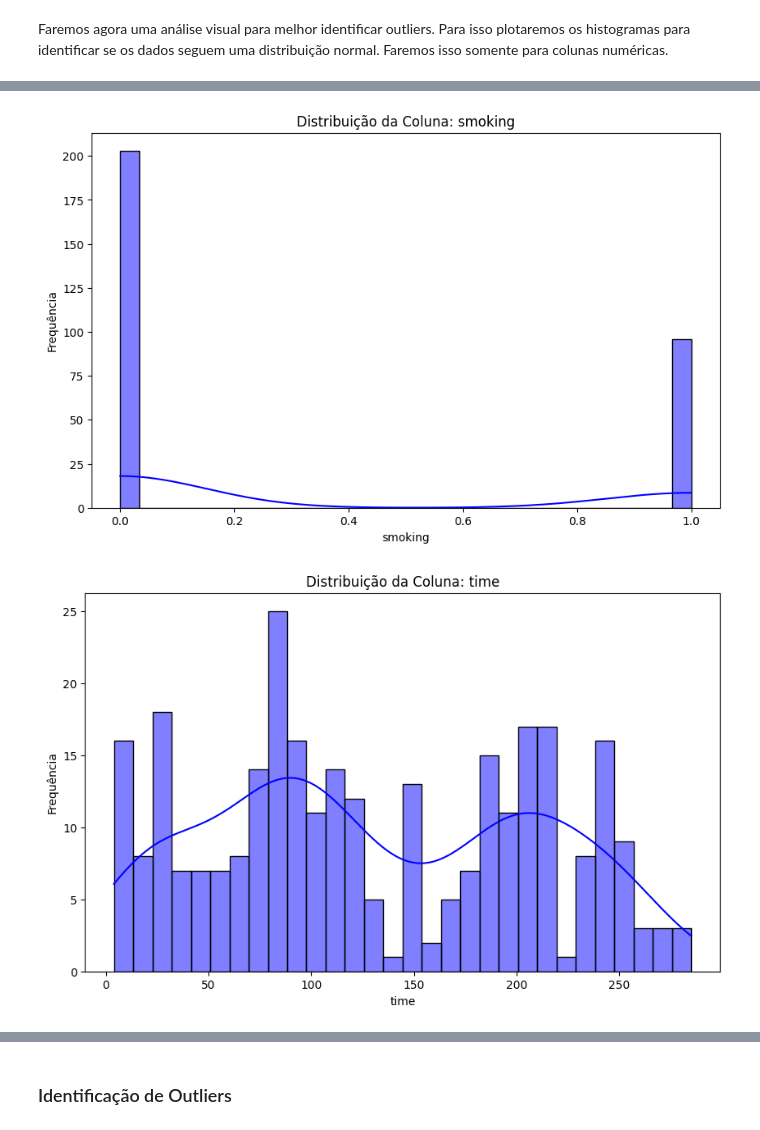
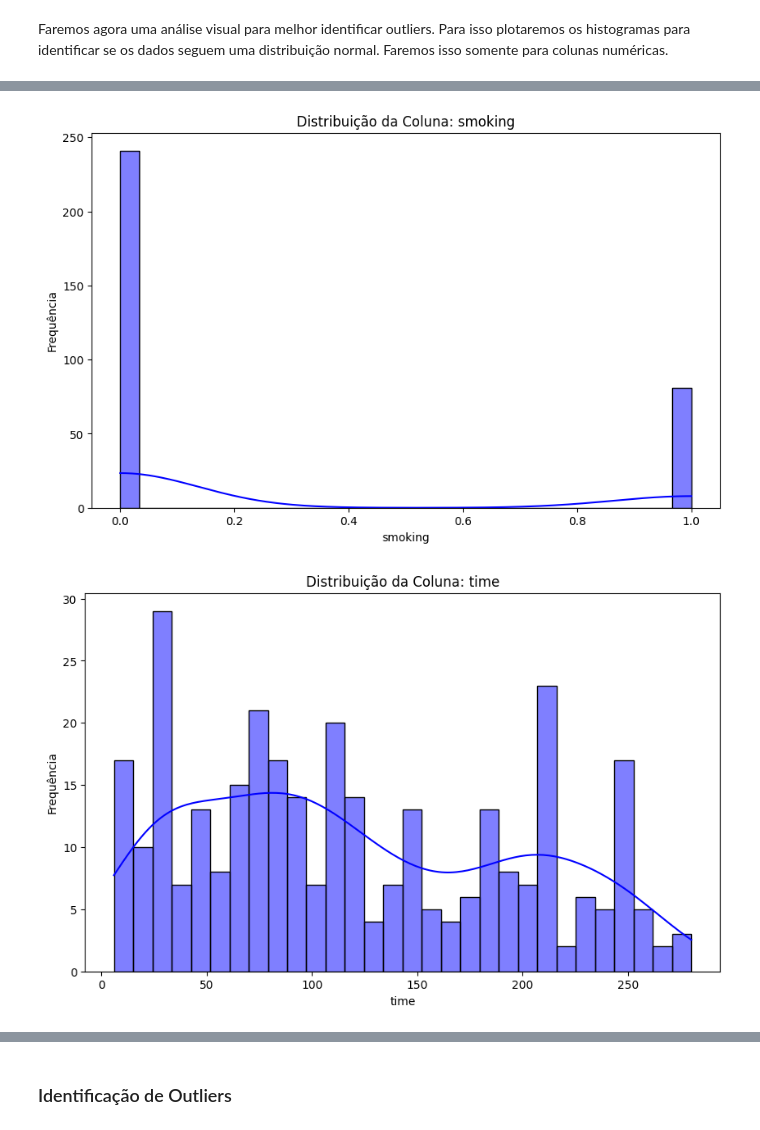
Before and after one commit to batista-neto/data-mining-heart-failure, a Jupyter notebook: main.ipynb, the cells around one changed output, grey strips where cells are left out. Saved outputs shown, nothing was run; the diff lists cells and outputs as text; code cells hidden in the pictures.

```diff
--- a/main.ipynb
+++ b/main.ipynb
@@ -74,0 +90,7 @@ Validação concluída.
+# %%
+# Instanciar o analisador de desbalanceamento
+balance_strategy = BalanceStrategy()
+balance_analyser = BalanceAnalyser(dataset, DatasetColuns.DEATH_EVENT.value, balance_strategy)
+
+# Analisar o desbalanceamento
+balance_analyser.analyze_distribution()
@@ -79,9 +160,9 @@ Validação concluída.
 # %% [markdown]
 Faremos agora uma análise visual para melhor identificar outliers. Para isso plotaremos os histogramas para identificar se os dados seguem uma distribuição normal. Faremos isso somente para colunas numéricas.
 # %%
-from DataEngineering.DataVisualizer import DataVisualizer
+balace_dataset = balance_analyser.balance(BalanceTypes.SMOTETomek.value)
 
 # Análise visual de distribuições e outliers
-data_visualizer = DataVisualizer(dataset)
+data_visualizer = DataVisualizer(balace_dataset)
 data_visualizer.plot_distributions()
 # %% [output]
@@ -98,2 +179,2 @@ data_visualizer.plot_distributions()
-[figure, old version]
+[figure, new version]
-[figure, old version]
+[figure, new version]
```
Also changed, not shown: parts of 59 cells of this notebook.
